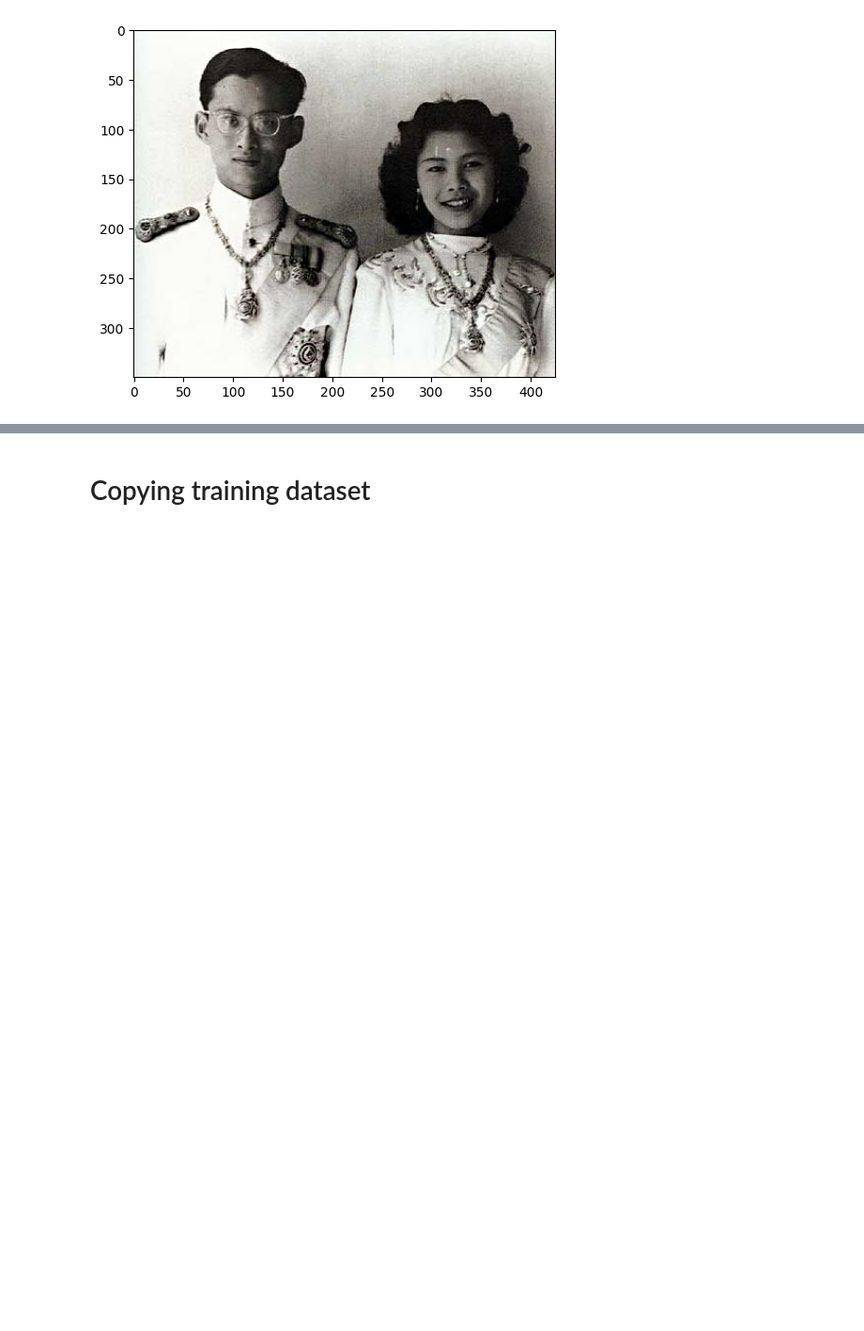
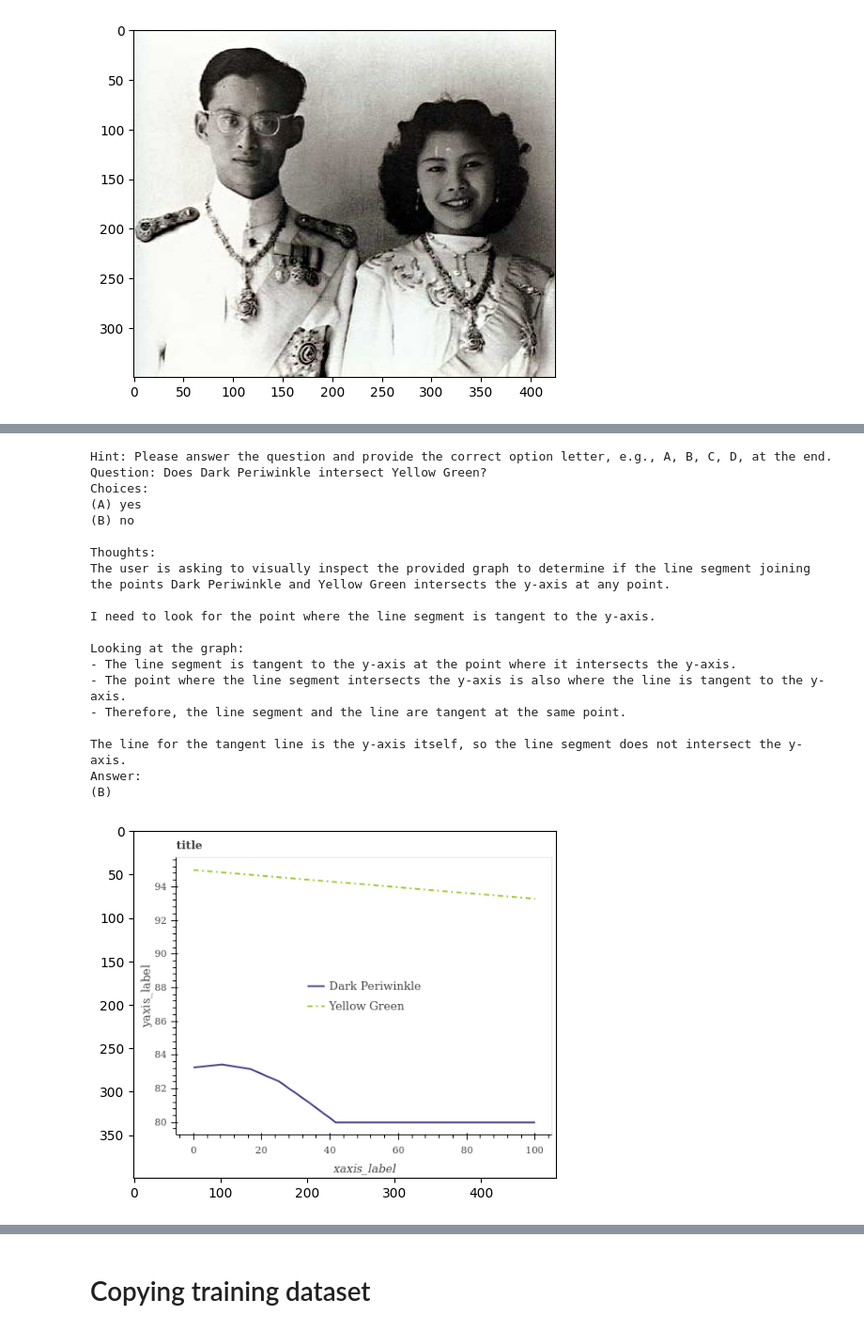
Before and after one commit to axeld5/pali_reason, a Jupyter notebook: visualising_examples.ipynb, the cells around one changed output, grey strips where cells are left out. Shown at 94% size. Saved outputs shown, nothing was run; the diff lists cells and outputs as text; code cells hidden in the pictures; blank space fills up the shorter version.

```diff
--- a/visualising_examples.ipynb
+++ b/visualising_examples.ipynb
@@ -148,0 +159,26 @@ plt.imshow(used_dataset[422]['decoded_image'])
+# %%
+plt.imshow(used_dataset[465]['decoded_image'])
+example = finetuned_results.iloc[114]
+print(example['prompt'])
+print(example['result'])
+# %% [output]
+Hint: Please answer the question and provide the correct option letter, e.g., A, B, C, D, at the end.
+Question: Does Dark Periwinkle intersect Yellow Green?
+Choices:
+(A) yes
+(B) no
+
+Thoughts:
+The user is asking to visually inspect the provided graph to determine if the line segment joining the points Dark Periwinkle and Yellow Green intersects the y-axis at any point.
+
+I need to look for the point where the line segment is tangent to the y-axis.
+
+Looking at the graph:
+- The line segment is tangent to the y-axis at the point where it intersects the y-axis.
+- The point where the line segment intersects the y-axis is also where the line is tangent to the y-axis.
+- Therefore, the line segment and the line are tangent at the same point.
+
+The line for the tangent line is the y-axis itself, so the line segment does not intersect the y-axis.
+Answer:
+(B)
+[figure, added]
```
Also changed, not shown: parts of 28 cells of this notebook.
